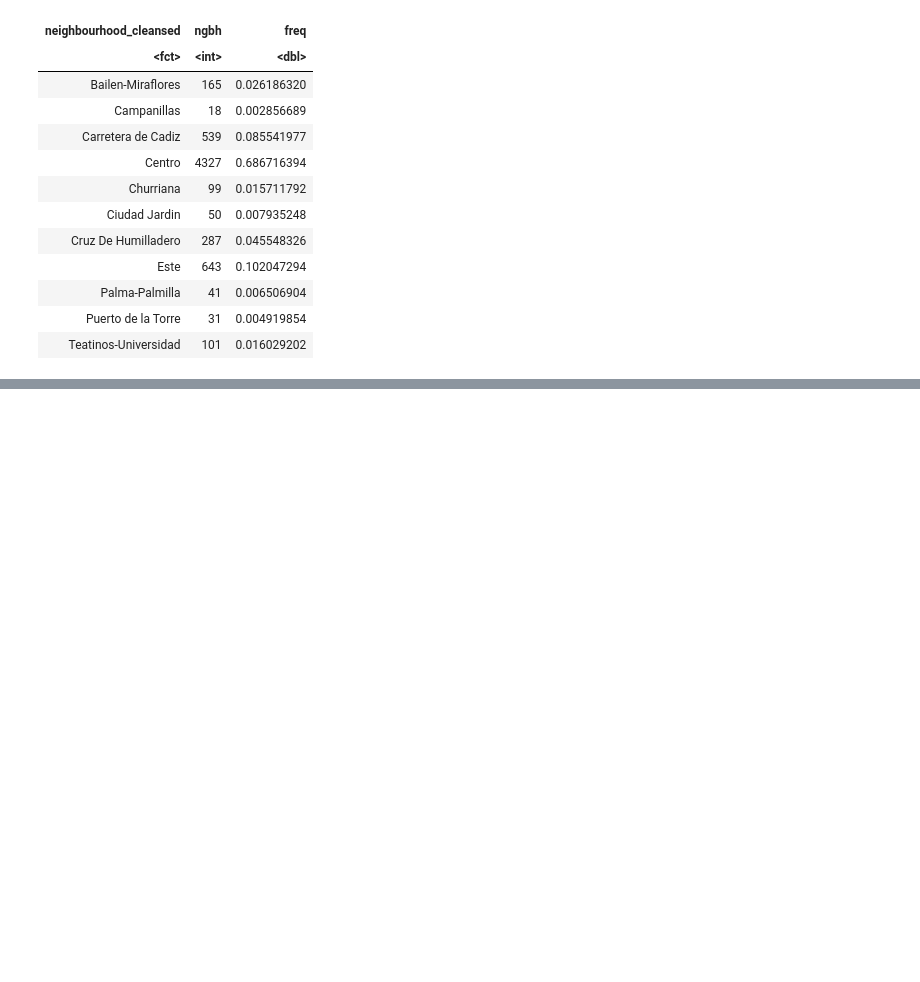
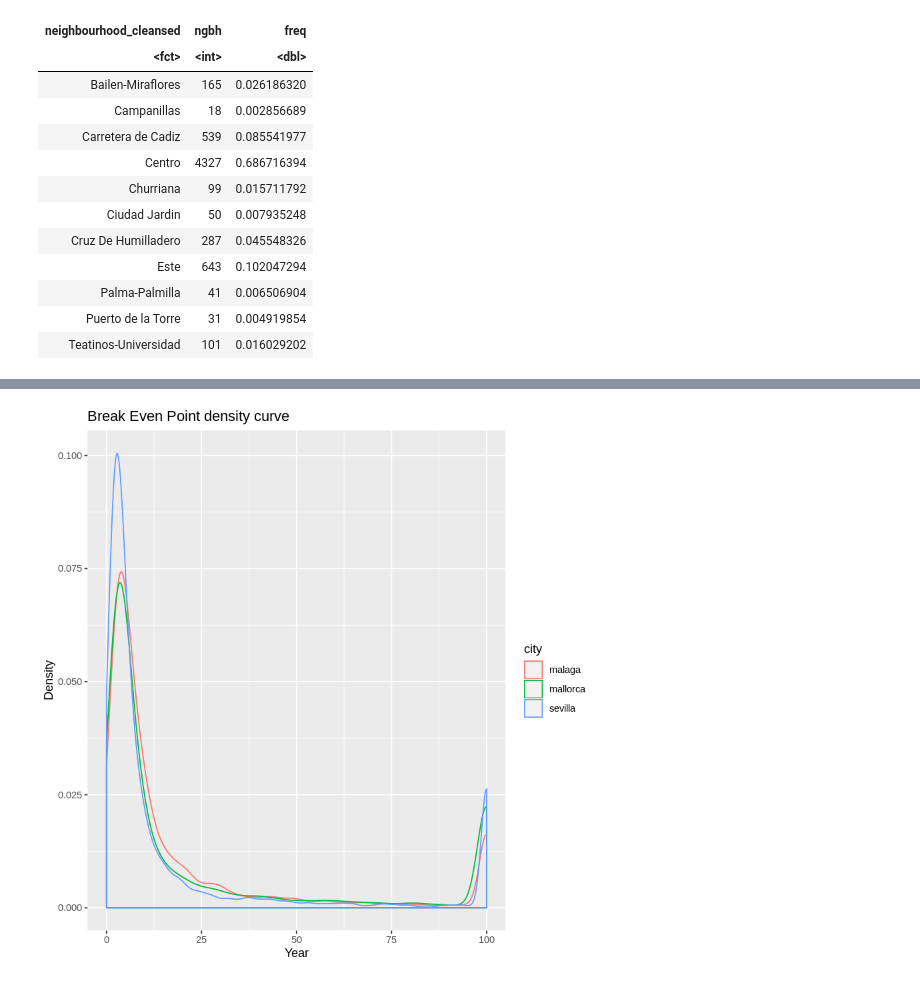
Before and after one commit to Ducrioma/Data-Analytics-Projects, a Jupyter notebook: Airbnb Data Analysis.ipynb, the cells around one changed output, grey strips where cells are left out. Cells and saved outputs as stored; diff of their text form; code cells hidden in the pictures; blank space fills up the shorter version.

```diff
--- a/Airbnb Data Analysis.ipynb
+++ b/Airbnb Data Analysis.ipynb
@@ -415,0 +482,9 @@ A tibble: 11 × 3
+# %%
+# To smooth the Break Even Point in Year
+listings_full$bep_year[listings_full$bep_year>100] <- 100
+p<- ggplot(listings_full, aes(x=bep_year, color=city)) +
+  geom_density(size=0.5)+
+  labs(title="Break Even Point density curve",x="Year", y = "Density")
+p
+# %% [output]
+[figure, added]
```
Also changed, not shown: parts of 12 cells of this notebook, 2 other files.
